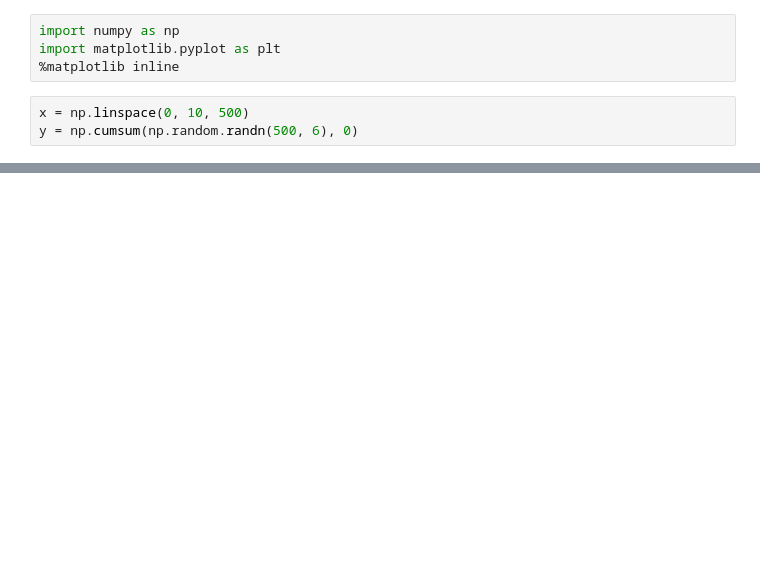
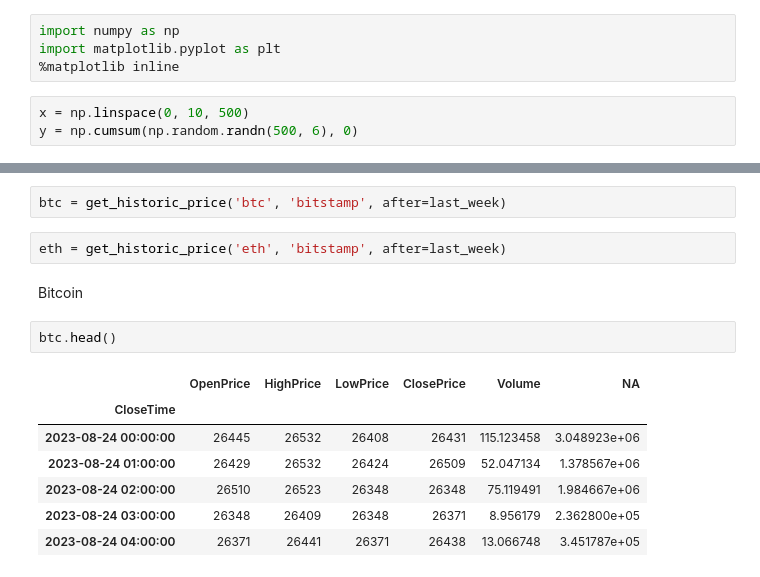
Before and after one commit to natalyalangford/DataAnalysisExercises, a Jupyter notebook: pandas_exercises/exercise2.ipynb, the cells around one changed output, grey strips where cells are left out. Cells and saved outputs as stored; diff of their text form; blank space fills up the shorter version.

```diff
--- a/pandas_exercises/exercise2.ipynb
+++ b/pandas_exercises/exercise2.ipynb
@@ -14,0 +45,16 @@ plt.legend('ABCDEF', ncol=2, loc='upper left')
+# %%
+btc = get_historic_price('btc', 'bitstamp', after=last_week)
+# %%
+eth = get_historic_price('eth', 'bitstamp', after=last_week)
+# %% [markdown]
+Bitcoin
+# %%
+btc.head()
+# %% [output]
+|  | OpenPrice | HighPrice | LowPrice | ClosePrice | Volume | NA |
+| CloseTime |  |  |  |  |  |  |
+| 2023-08-24 00:00:00 | 26445 | 26532 | 26408 | 26431 | 115.123458 | 3.048923e+06 |
+| 2023-08-24 01:00:00 | 26429 | 26532 | 26424 | 26509 | 52.047134 | 1.378567e+06 |
+| 2023-08-24 02:00:00 | 26510 | 26523 | 26348 | 26348 | 75.119491 | 1.984667e+06 |
+| 2023-08-24 03:00:00 | 26348 | 26409 | 26348 | 26371 | 8.956179 | 2.362800e+05 |
+| 2023-08-24 04:00:00 | 26371 | 26441 | 26371 | 26438 | 13.066748 | 3.451787e+05 |
```
Also changed, not shown: parts of 17 cells of this notebook, 1 other file.
